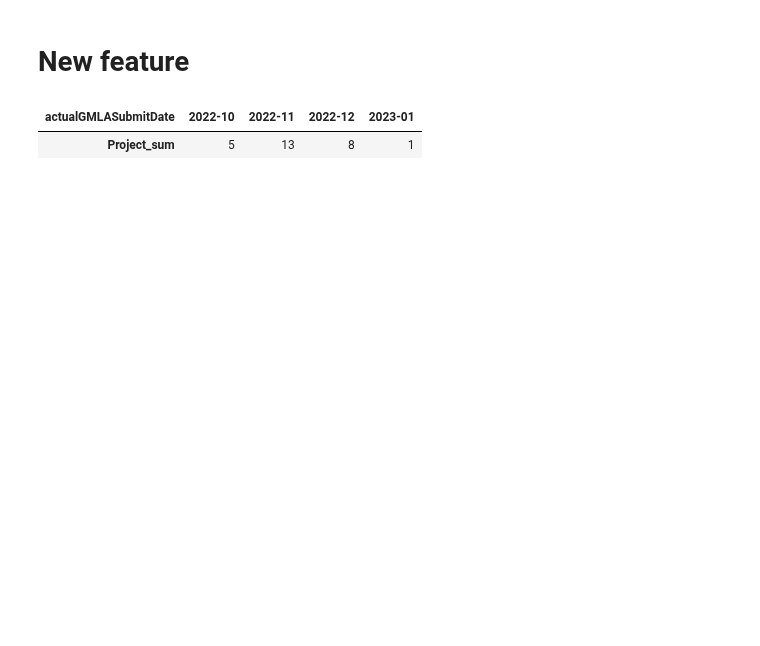
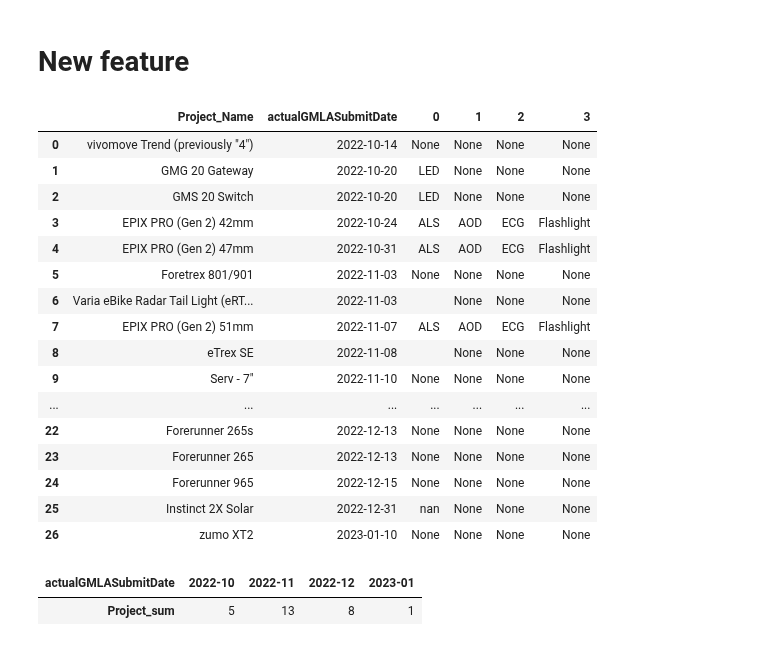
Before and after one commit to CPWRF/Projects, a Jupyter notebook: Projects tracking/OOB/OOB_tracking copy.ipynb, the cells around one changed output. Cells and saved outputs as stored; diff of their text form; code cells hidden in the pictures; blank space fills up the shorter version.

```diff
--- a/Projects tracking/OOB/OOB_tracking copy.ipynb
+++ b/Projects tracking/OOB/OOB_tracking copy.ipynb
@@ -310,3 +310,23 @@ feature_comment = pd.merge(left=tweak_feature(feature), right=comment, left_on=t
+# %%
+feature_comment
+# %% [output]
+|  | Project_Name | actualGMLASubmitDate | 0 | 1 | 2 | 3 |
+| 0 | vivomove Trend (previously "4") | 2022-10-14 | None | None | None | None |
+| 1 | GMG 20 Gateway | 2022-10-20 | LED | None | None | None |
+| 2 | GMS 20 Switch | 2022-10-20 | LED | None | None | None |
+| 3 | EPIX PRO (Gen 2) 42mm | 2022-10-24 | ALS | AOD | ECG | Flashlight |
+| 4 | EPIX PRO (Gen 2) 47mm | 2022-10-31 | ALS | AOD | ECG | Flashlight |
+| 5 | Foretrex 801/901 | 2022-11-03 | None | None | None | None |
+| 6 | Varia eBike Radar Tail Light (eRT... | 2022-11-03 |  | None | None | None |
+| 7 | EPIX PRO (Gen 2) 51mm | 2022-11-07 | ALS | AOD | ECG | Flashlight |
+| 8 | eTrex SE | 2022-11-08 |  | None | None | None |
+| 9 | Serv - 7" | 2022-11-10 | None | None | None | None |
+| ... | ... | ... | ... | ... | ... | ... |
+| 22 | Forerunner 265s | 2022-12-13 | None | None | None | None |
+| 23 | Forerunner 265 | 2022-12-13 | None | None | None | None |
+| 24 | Forerunner 965 | 2022-12-15 | None | None | None | None |
+| 25 | Instinct 2X Solar | 2022-12-31 | nan | None | None | None |
+| 26 | zumo XT2 | 2023-01-10 | None | None | None | None |
 # %%
 def SumProject(feature):
     return(tweak_feature(feature)
```
Also changed, not shown: parts of 3 cells of this notebook, 1 other file.
